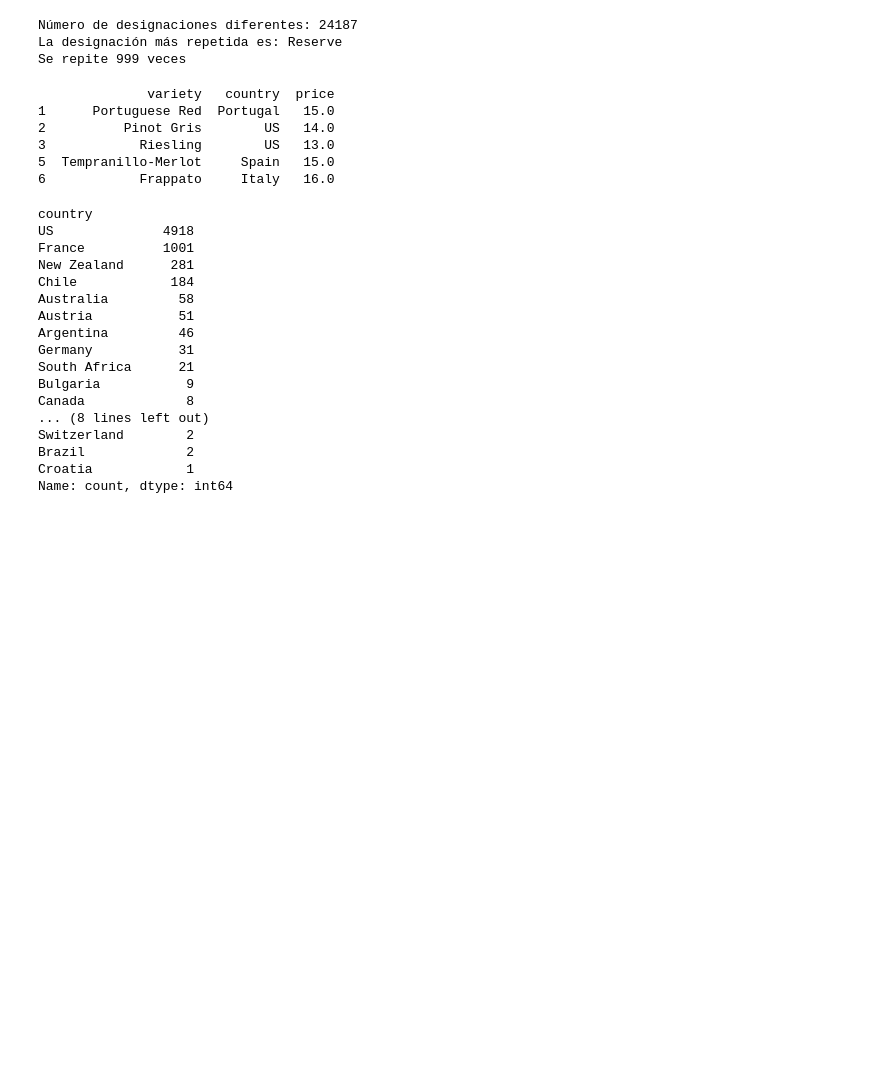
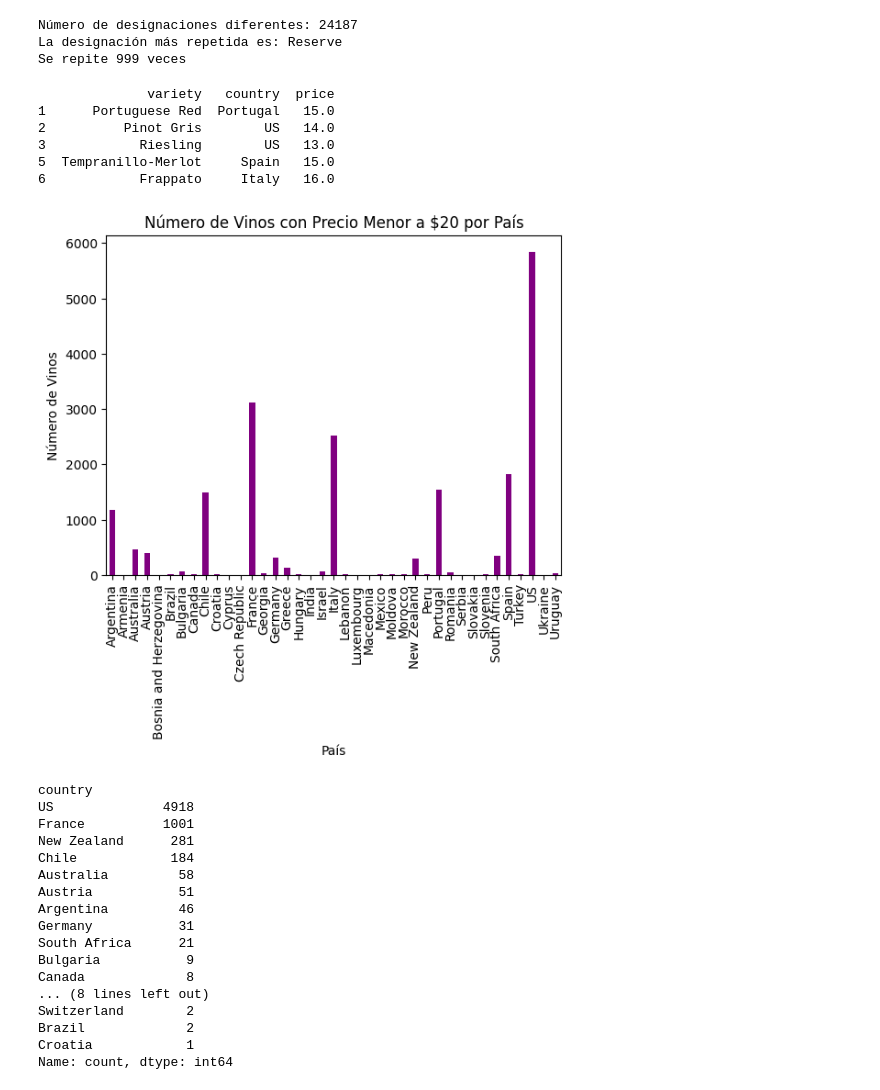
Before and after one commit to Antonio-JFB/Reconocimiento-de-patrones, a Jupyter notebook: Vinos/winmag.ipynb, the cells around one changed output. Cells and saved outputs as stored; diff of their text form; code cells hidden in the pictures; blank space fills up the shorter version.

```diff
--- a/Vinos/winmag.ipynb
+++ b/Vinos/winmag.ipynb
@@ -134,15 +168,24 @@ Se repite 999 veces
 # %%
 # Hacer un dataframe con la variedad, el país y el precio para vinos con un costo menor a los $20 dolares
 vinos_menor_20 = df[df['price'] < 20]
 df_vinos_menor_20 = vinos_menor_20[['variety', 'country', 'price']]
 print(df_vinos_menor_20.head())
+
+# Crear un gráfico de barras para mostrar la distribución de precios de estos vinos por país
+df_vinos_menor_20.groupby('country')['price'].count().plot(kind='bar', color='purple', title='Número de Vinos con Precio Menor a $20 por País')
+
+# Mostrar el gráfico
+plt.xlabel('País')
+plt.ylabel('Número de Vinos')
+plt.show()
 # %% [output]
               variety   country  price
 1      Portuguese Red  Portugal   15.0
 2          Pinot Gris        US   14.0
 3            Riesling        US   13.0
 5  Tempranillo-Merlot     Spain   15.0
 6            Frappato     Italy   16.0
+[figure, added]
 # %%
 # ¿Cuantos vinos diferentes de la variedad *Pinot Noir* hay por cada país?
 # Filtrar los vinos de la variedad 'Pinot Noir'
```
Also changed, not shown: parts of 3 cells of this notebook.
